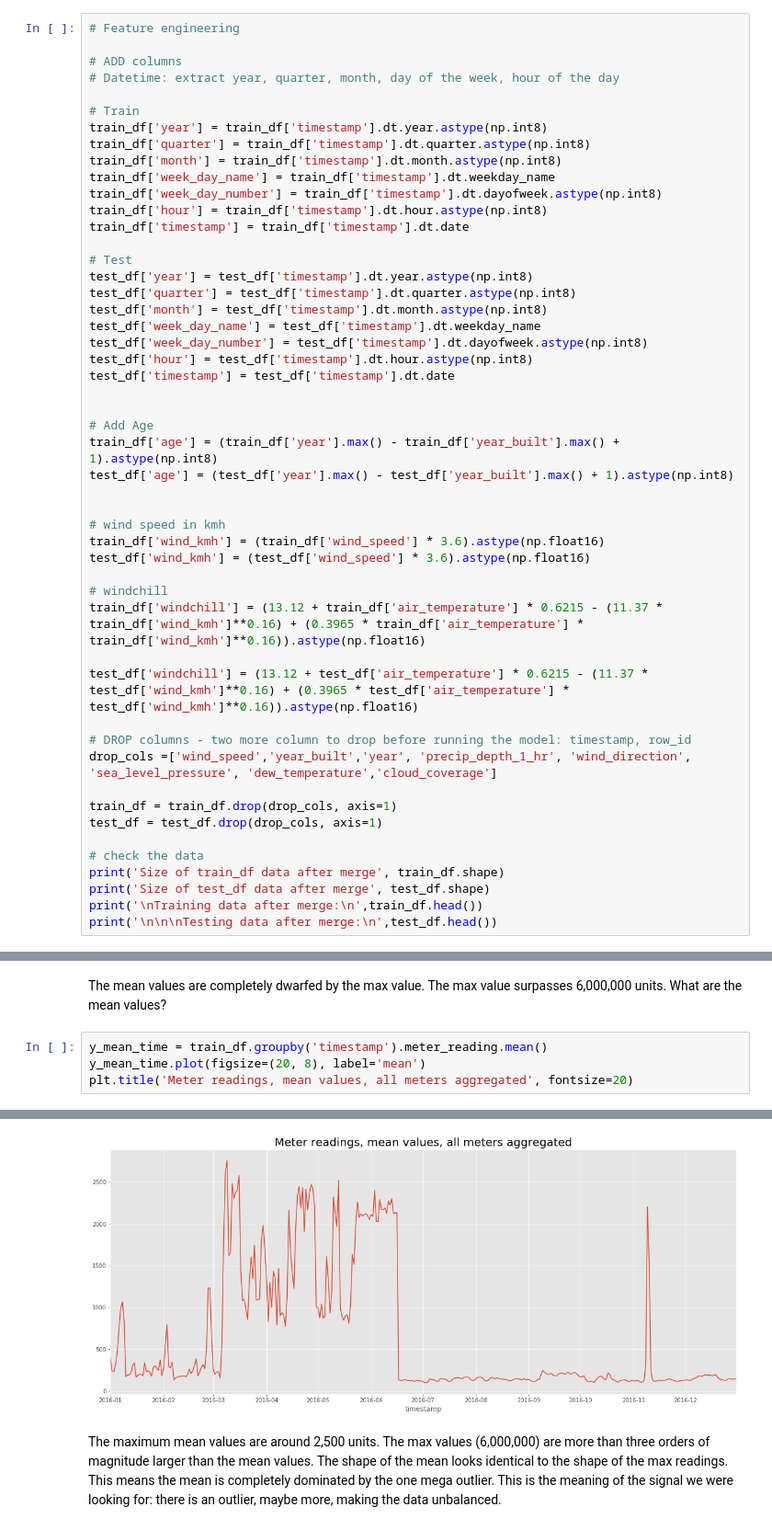
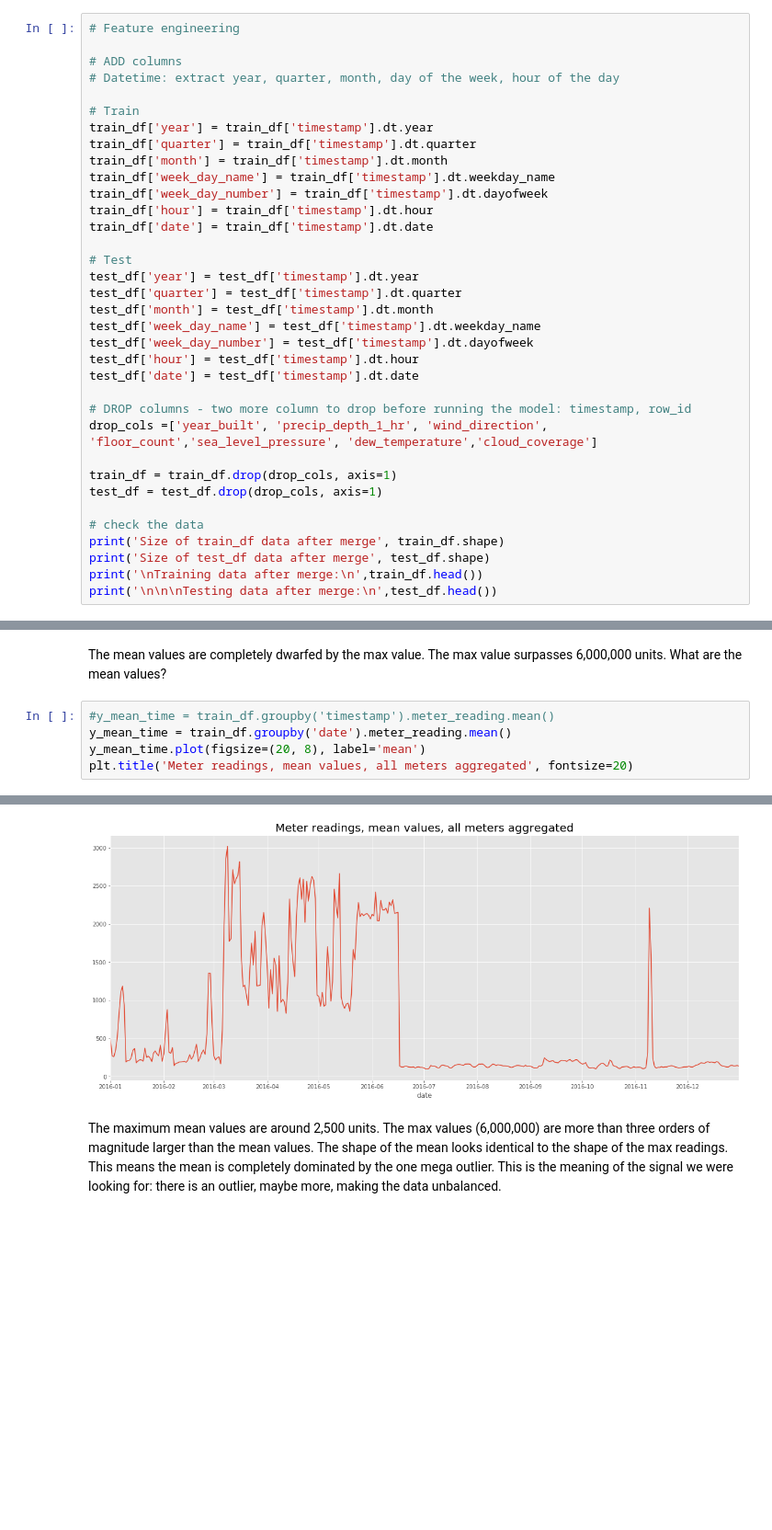
Before and after one commit to dmculiac/A-Kaggle-Prize-Money-Competition, a Jupyter notebook: A Kaggle Prize Money Competition.ipynb, the cells around one changed output, grey strips where cells are left out. Shown at 92% size. Saved outputs shown, nothing was run; the diff lists cells and outputs as text; blank space fills up the shorter version.

```diff
--- a/A Kaggle Prize Money Competition.ipynb
+++ b/A Kaggle Prize Money Competition.ipynb
@@ -261,40 +299,25 @@ The problem asks to predict energy consumption. Intuitively we understand the po
 # Datetime: extract year, quarter, month, day of the week, hour of the day
 
 # Train
-train_df['year'] = train_df['timestamp'].dt.year.astype(np.int8)
-train_df['quarter'] = train_df['timestamp'].dt.quarter.astype(np.int8)
-train_df['month'] = train_df['timestamp'].dt.month.astype(np.int8)
+train_df['year'] = train_df['timestamp'].dt.year
+train_df['quarter'] = train_df['timestamp'].dt.quarter
+train_df['month'] = train_df['timestamp'].dt.month
 train_df['week_day_name'] = train_df['timestamp'].dt.weekday_name
-train_df['week_day_number'] = train_df['timestamp'].dt.dayofweek.astype(np.int8)
-train_df['hour'] = train_df['timestamp'].dt.hour.astype(np.int8)
-train_df['timestamp'] = train_df['timestamp'].dt.date
+train_df['week_day_number'] = train_df['timestamp'].dt.dayofweek
+train_df['hour'] = train_df['timestamp'].dt.hour
+train_df['date'] = train_df['timestamp'].dt.date
 
 # Test
-test_df['year'] = test_df['timestamp'].dt.year.astype(np.int8)
-test_df['quarter'] = test_df['timestamp'].dt.quarter.astype(np.int8)
-test_df['month'] = test_df['timestamp'].dt.month.astype(np.int8)
+test_df['year'] = test_df['timestamp'].dt.year
+test_df['quarter'] = test_df['timestamp'].dt.quarter
+test_df['month'] = test_df['timestamp'].dt.month
 test_df['week_day_name'] = test_df['timestamp'].dt.weekday_name
-test_df['week_day_number'] = test_df['timestamp'].dt.dayofweek.astype(np.int8)
-test_df['hour'] = test_df['timestamp'].dt.hour.astype(np.int8)
-test_df['timestamp'] = test_df['timestamp'].dt.date
-
-
-# Add Age
-train_df['age'] = (train_df['year'].max() - train_df['year_built'].max() + 1).astype(np.int8)
-test_df['age'] = (test_df['year'].max() - test_df['year_built'].max() + 1).astype(np.int8)
-
-
-# wind speed in kmh
-train_df['wind_kmh'] = (train_df['wind_speed'] * 3.6).astype(np.float16)
-test_df['wind_kmh'] = (test_df['wind_speed'] * 3.6).astype(np.float16)
-
-# windchill
-train_df['windchill'] = (13.12 + train_df['air_temperature'] * 0.6215 - (11.37 * train_df['wind_kmh']**0.16) + (0.3965 * train_df['air_temperature'] * train_df['wind_kmh']**0.16)).astype(np.float16)
-
-test_df['windchill'] = (13.12 + test_df['air_temperature'] * 0.6215 - (11.37 * test_df['wind_kmh']**0.16) + (0.3965 * test_df['air_temperature'] * test_df['wind_kmh']**0.16)).astype(np.float16)
+test_df['week_day_number'] = test_df['timestamp'].dt.dayofweek
+test_df['hour'] = test_df['timestamp'].dt.hour
+test_df['date'] = test_df['timestamp'].dt.date
 
 # DROP columns - two more column to drop before running the model: timestamp, row_id
-drop_cols =['wind_speed','year_built','year', 'precip_depth_1_hr', 'wind_direction', 'sea_level_pressure', 'dew_temperature','cloud_coverage']
+drop_cols =['year_built', 'precip_depth_1_hr', 'wind_direction', 'floor_count','sea_level_pressure', 'dew_temperature','cloud_coverage']
 
 train_df = train_df.drop(drop_cols, axis=1)
 test_df = test_df.drop(drop_cols, axis=1)
@@ -461,12 +536,13 @@ Text(0.5, 1.0, 'Meter readings, mean vs max values, all meters aggregated')
 # %% [markdown]
 The mean values are completely dwarfed by the max value. The max value surpasses 6,000,000 units. What are the mean values?
 # %%
-y_mean_time = train_df.groupby('timestamp').meter_reading.mean()
+#y_mean_time = train_df.groupby('timestamp').meter_reading.mean()
+y_mean_time = train_df.groupby('date').meter_reading.mean()
 y_mean_time.plot(figsize=(20, 8), label='mean')
 plt.title('Meter readings, mean values, all meters aggregated', fontsize=20)
 # %% [output]
 Text(0.5, 1.0, 'Meter readings, mean values, all meters aggregated')
-[figure, old version]
+[figure, new version]
 # %% [markdown]
 The maximum mean values are around 2,500 units. The max values (6,000,000) are more than three orders of magnitude larger than the mean values. The shape of the mean looks identical to the shape of the max readings. This means the mean is completely dominated by the one mega outlier. This is the meaning of the signal we were looking for: there is an outlier, maybe more, making the data unbalanced.
 # %% [markdown]
```
Also changed, not shown: parts of 32 cells of this notebook.
